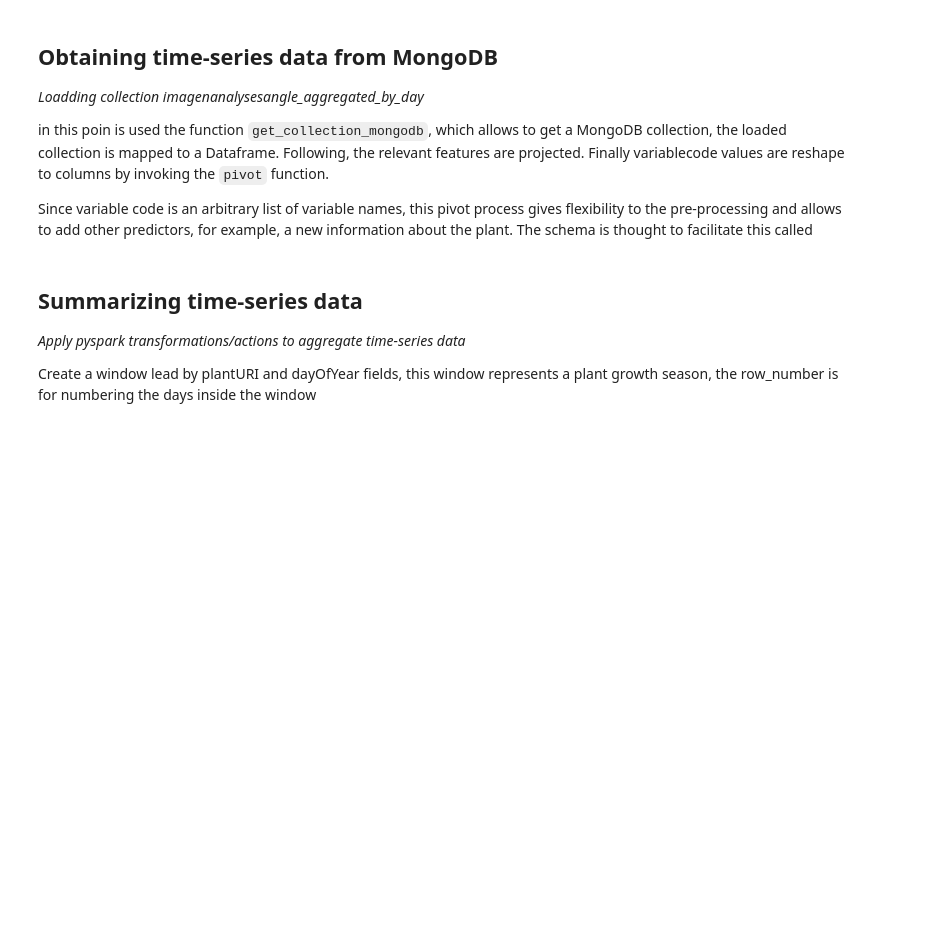
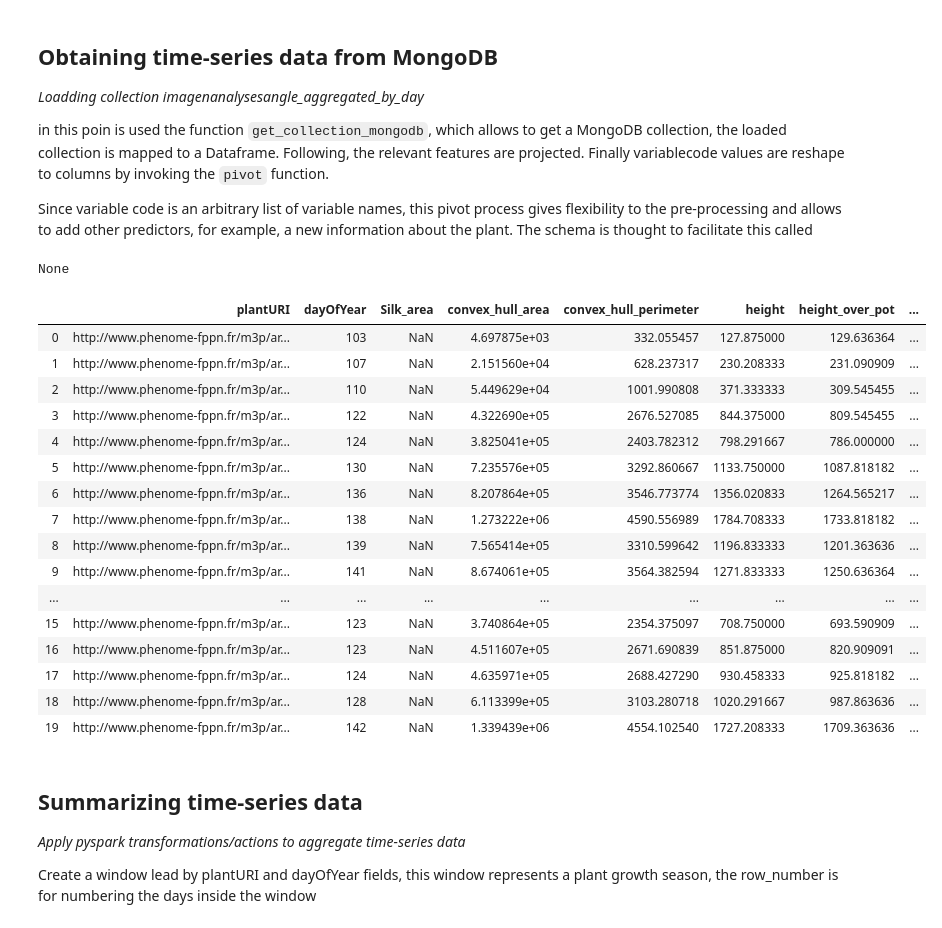
Before and after one commit to felipe-vargas-inrae/agrevent_notebooks, a Jupyter notebook: machine_learning_models.ipynb, the cells around one changed output. Cells and saved outputs as stored; diff of their text form; code cells hidden in the pictures; blank space fills up the shorter version.

```diff
--- a/machine_learning_models.ipynb
+++ b/machine_learning_models.ipynb
@@ -36,7 +36,7 @@ def get_collection_mongodb(collection, pipeline=None) :
     options = my_spark.read.format("com.mongodb.spark.sql.DefaultSource")\
                                             .option("database","iot_db")\
                                             .option("collection", collection)
-    if pipeline:
+    if pipeline is not None:
         options.option("pipeline", pipeline)
     return options.load()
 
@@ -85,10 +85,10 @@ potencial_nulls= [
 ## imagen analysis can be disaggregated by the camera angle
 # all the angles takes in phenoarch
 # 0 is removed because doesn't have heigth over pot
-ANGLES= ["30","60","90","120","150","180","210","240","270","300","330","360"]
+ANGLES= ["30","60","90","120","150","180","210","240","270","300","330","AVG"]
 
 # ANGLE is the constant that is used in the next lines to indentify the camera ANGLE, some element of ANGLES array
-ANGLE =  ANGLES[9] #240
+ANGLE =  ANGLES[11] #240
 
 LABEL_ML= "label" # column from dataset that indicates the output variable to predict, label=biomass
 METRIC_PERFORMANCE_ML="rmse" # the metrict to select models into the crossvalition iterations
@@ -119,7 +119,7 @@ until_ndays=30 # get first n days from time series data
 split_ndays=8 # groups size of ndays days
 groups= [1,2,3,4] # groups label, suitable for performance improvenment
 
-ACTIVATE_SAMPLING = False # this line is to select 10% of dataset when the notebook is tested
+ACTIVATE_SAMPLING = True # this line is to select 10% of dataset when the notebook is tested
 
 MODEL_TYPE = "lr" # first  run linear regression models to avoid kernel errors then run rf models
 
@@ -142,20 +144,46 @@ Since variable code is an arbitrary list of variable names, this pivot process g
 # %%
 # from hour to day transformacion
 def get_by_angle(angle):
 
+    if ANGLE =="AVG":
+        pipeline = None
+    else :
+        pipeline = pipeline_angle(angle)
 
-    pipeline = pipeline_angle(angle)
     df_images_anaysis = get_collection_mongodb( TIME_SERIES_COLLECTION ,pipeline)
+
+
     df_images_anaysis = df_images_anaysis.filter(~df_images_anaysis[ENTITY_URI_COL].isin(potencial_nulls))
     df_images_anaysis = df_images_anaysis.select(ENTITY_URI_COL, DATE_COL, "variableCode", "value")
     df_images_anaysis = df_images_anaysis.groupBy(ENTITY_URI_COL, DATE_COL).pivot("variableCode").mean("value")
     #df_images_anaysis = df_images_anaysis.orderBy(ENTITY_URI_COL,DATE_COL)
 
     result_notebook['columns_images']=df_images_anaysis.columns
+
+    #display(df_images_anaysis.limit(20).toPandas())
     #df_images_anaysis.show(200)
     return df_images_anaysis
 
 df_select_angle=get_by_angle(ANGLE)
+# %% [output]
+None
+|  | plantURI | dayOfYear | Silk_area | convex_hull_area | convex_hull_perimeter | height | height_over_pot | ... |
+| 0 | http://www.phenome-fppn.fr/m3p/ar... | 103 | NaN | 4.697875e+03 | 332.055457 | 127.875000 | 129.636364 | ... |
+| 1 | http://www.phenome-fppn.fr/m3p/ar... | 107 | NaN | 2.151560e+04 | 628.237317 | 230.208333 | 231.090909 | ... |
+| 2 | http://www.phenome-fppn.fr/m3p/ar... | 110 | NaN | 5.449629e+04 | 1001.990808 | 371.333333 | 309.545455 | ... |
+| 3 | http://www.phenome-fppn.fr/m3p/ar... | 122 | NaN | 4.322690e+05 | 2676.527085 | 844.375000 | 809.545455 | ... |
+| 4 | http://www.phenome-fppn.fr/m3p/ar... | 124 | NaN | 3.825041e+05 | 2403.782312 | 798.291667 | 786.000000 | ... |
+| 5 | http://www.phenome-fppn.fr/m3p/ar... | 130 | NaN | 7.235576e+05 | 3292.860667 | 1133.750000 | 1087.818182 | ... |
+| 6 | http://www.phenome-fppn.fr/m3p/ar... | 136 | NaN | 8.207864e+05 | 3546.773774 | 1356.020833 | 1264.565217 | ... |
+| 7 | http://www.phenome-fppn.fr/m3p/ar... | 138 | NaN | 1.273222e+06 | 4590.556989 | 1784.708333 | 1733.818182 | ... |
+| 8 | http://www.phenome-fppn.fr/m3p/ar... | 139 | NaN | 7.565414e+05 | 3310.599642 | 1196.833333 | 1201.363636 | ... |
+| 9 | http://www.phenome-fppn.fr/m3p/ar... | 141 | NaN | 8.674061e+05 | 3564.382594 | 1271.833333 | 1250.636364 | ... |
+| ... | ... | ... | ... | ... | ... | ... | ... | ... |
+| 15 | http://www.phenome-fppn.fr/m3p/ar... | 123 | NaN | 3.740864e+05 | 2354.375097 | 708.750000 | 693.590909 | ... |
+| 16 | http://www.phenome-fppn.fr/m3p/ar... | 123 | NaN | 4.511607e+05 | 2671.690839 | 851.875000 | 820.909091 | ... |
+| 17 | http://www.phenome-fppn.fr/m3p/ar... | 124 | NaN | 4.635971e+05 | 2688.427290 | 930.458333 | 925.818182 | ... |
+| 18 | http://www.phenome-fppn.fr/m3p/ar... | 128 | NaN | 6.113399e+05 | 3103.280718 | 1020.291667 | 987.863636 | ... |
+| 19 | http://www.phenome-fppn.fr/m3p/ar... | 142 | NaN | 1.339439e+06 | 4554.102540 | 1727.208333 | 1709.363636 | ... |
 # %% [markdown]
 ## Summarizing time-series data
 
```
Also changed, not shown: parts of 6 cells of this notebook, 15 other files.
